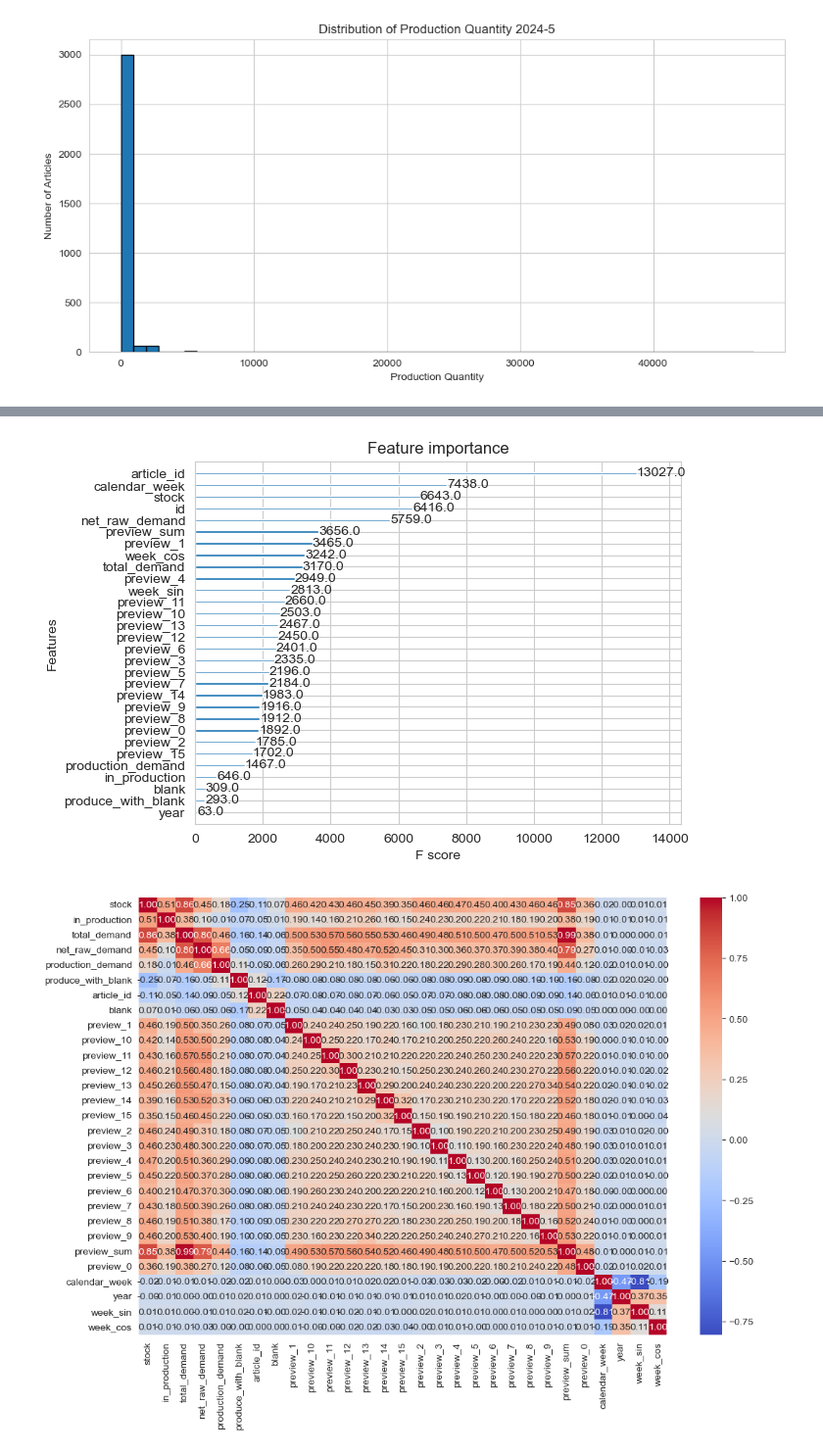
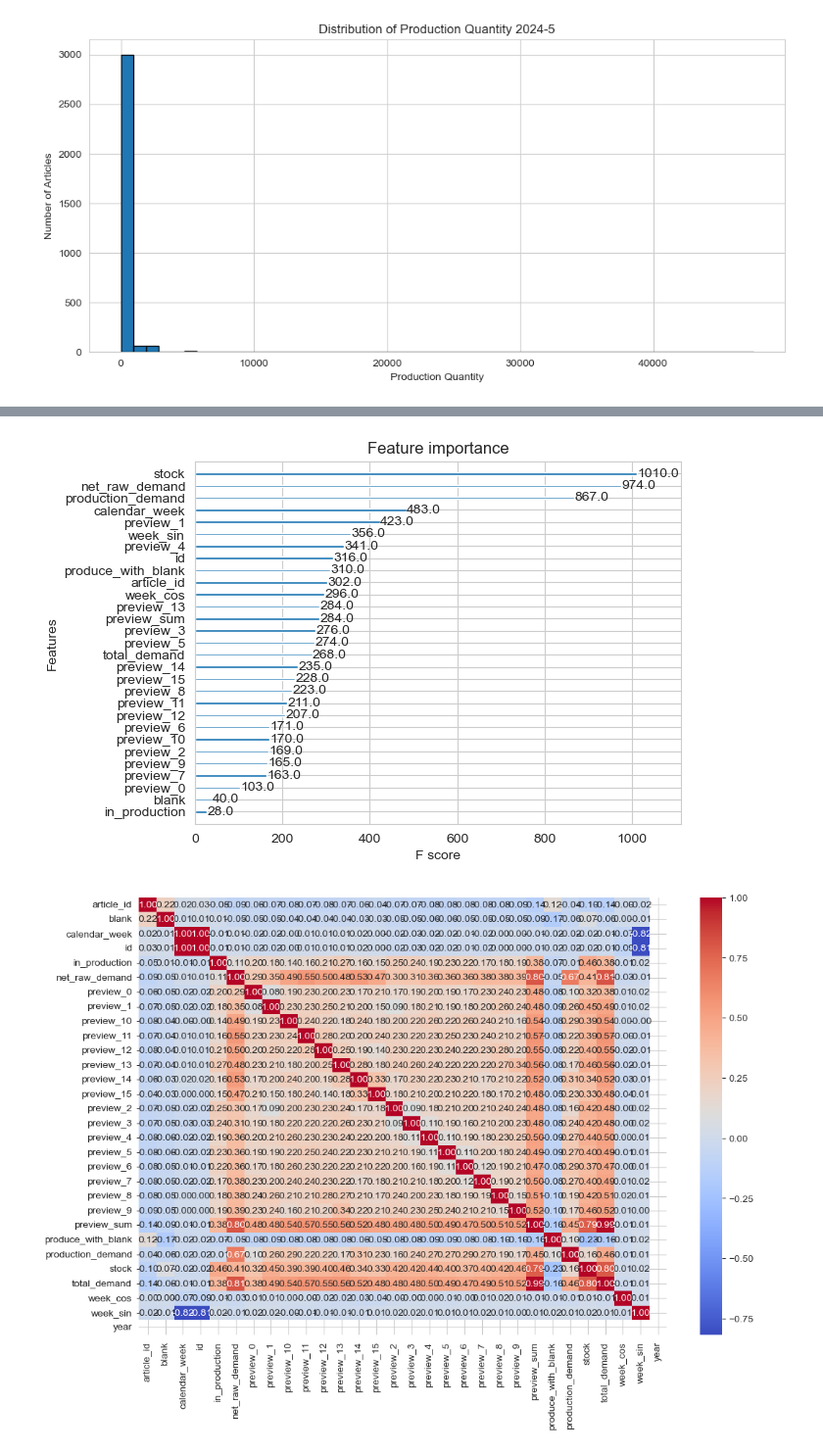
Before and after one commit to Y0d4l3/forecast-ki, a Jupyter notebook: plot.ipynb, the cells around one changed output, grey strips where cells are left out. Shown at 98% size. Drawn from its saved outputs; the diff is of its cells as text; code cells hidden in the pictures.

```diff
--- a/plot.ipynb
+++ b/plot.ipynb
@@ -156,38 +159,30 @@ for feature in features:
 # %%
 import pandas as pd
 import matplotlib.pyplot as plt
 import seaborn as sns
 import xgboost as xgb
 import pickle
-from sklearn.model_selection import train_test_split
-from train_model import Y_COLUMN_NAME
 
-df = pd.read_csv('data/processed_data.csv')
-df.drop('id', axis=1, inplace=True)
-
-x = df.drop(columns=[Y_COLUMN_NAME])
-y = df[Y_COLUMN_NAME]
-
-x_train, x_test, y_train, y_test = train_test_split(x, y, test_size=0.2, random_state=42)
+x_train = pd.read_csv('data/processed/x_train.csv')
 
 def plot_feature_importance():
     with open(f'models/xgboost.pkl', 'rb') as f:
         model = pickle.load(f)
 
     xgb.plot_importance(model)
     plt.show()
 
 def plot_correlation_matrix(x_train):
     plt.figure(figsize=(12, 8))
     correlation_matrix = x_train.corr()
     sns.heatmap(correlation_matrix, annot=True, cmap='coolwarm', fmt='.2f')
     plt.show()
 
 plot_feature_importance()
 plot_correlation_matrix(x_train)
 # %% [output]
-[figure, old version]
+[figure, new version]
-[figure, old version]
+[figure, new version]
 # %%
 import pandas as pd
 import numpy as np
```
Also changed, not shown: parts of 6 cells of this notebook, 4 other files.
